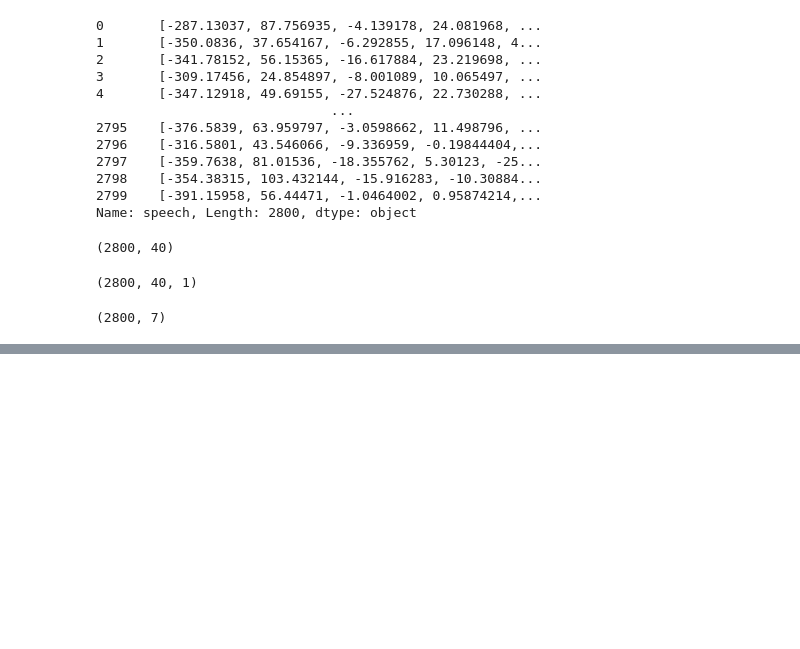
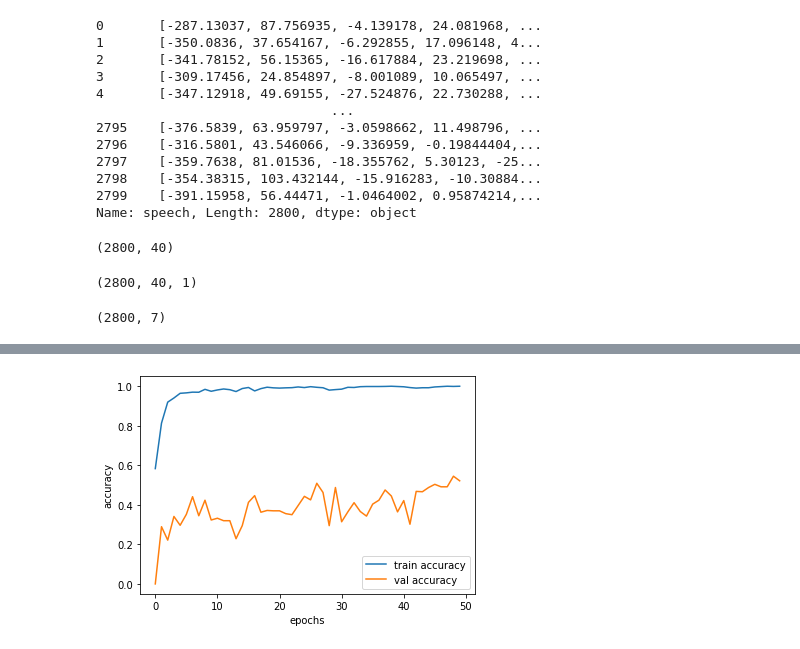
Before and after one commit to Sidrahsheikh/Mega-Project, a Jupyter notebook: speech-emotion-recognition-system.ipynb, the cells around one changed output, grey strips where cells are left out. Saved outputs shown, nothing was run; the diff lists cells and outputs as text; code cells hidden in the pictures; blank space fills up the shorter version.

Commit message:
Kaggle Notebook | Speech Emotion Recognition system | Version 3

```diff
--- a/speech-emotion-recognition-system.ipynb
+++ b/speech-emotion-recognition-system.ipynb
@@ -9,10 +9,10 @@ import pandas as pd # data processing, CSV file I/O (e.g. pd.read_csv)
 # Input data files are available in the read-only "../input/" directory
 # For example, running this (by clicking run or pressing Shift+Enter) will list all files under the input directory
 
-import os
-for dirname, _, filenames in os.walk('/kaggle/input'):
-    for filename in filenames:
-        print(os.path.join(dirname, filename))
+#import os
+#for dirname, _, filenames in os.walk('/kaggle/input'):
+#    for filename in filenames:
+#        print(os.path.join(dirname, filename))
 
 # You can write up to 20GB to the current directory (/kaggle/working/) that gets preserved as output when you create a version using "Save & Run All"
 # You can also write temporary files to /kaggle/temp/, but they won't be saved outside of the current session
@@ -311,0 +294,13 @@ Epoch 50/50
+# %%
+epochs = list(range(50))
+acc = history.history['accuracy']
+val_acc = history.history['val_accuracy']
+
+plt.plot(epochs, acc, label='train accuracy')
+plt.plot(epochs, val_acc, label='val accuracy')
+plt.xlabel('epochs')
+plt.ylabel('accuracy')
+plt.legend()
+plt.show()
+# %% [output]
+[figure, added]
```
Also changed, not shown: parts of 4 cells of this notebook.
